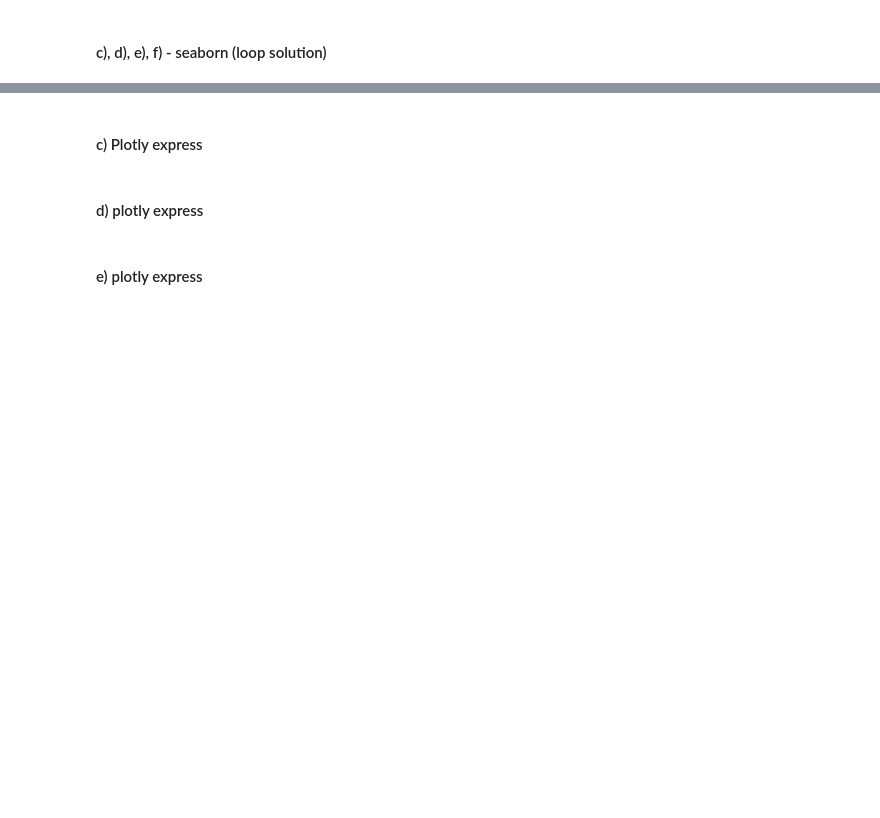
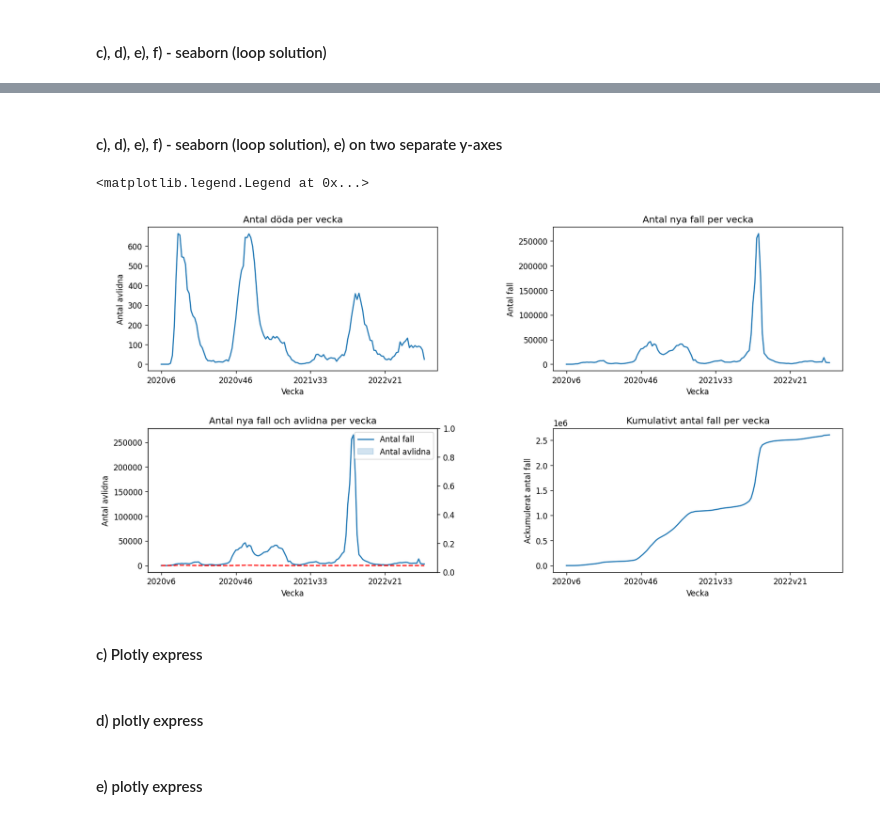
Before and after one commit to DorotaBjoorn/Databehandling-Dorota-Bjoorn, a Jupyter notebook: Lab/Lab_uppg01.ipynb, the cells around one changed output, grey strips where cells are left out. Drawn from its saved outputs; the diff is of its cells as text; code cells hidden in the pictures; blank space fills up the shorter version.

```diff
--- a/Lab/Lab_uppg01.ipynb
+++ b/Lab/Lab_uppg01.ipynb
@@ -135,3 +147,50 @@ axes[1][0].set(yscale = "log")
+# %% [markdown]
+#### c), d), e), f) - seaborn (loop solution), e) on two separate y-axes
+# %%
+import seaborn as sns
+import matplotlib.pyplot as plt
+
+# defining layout of figure and subplots
+fig, axes = plt.subplots(2, 2, figsize=(16, 8), dpi=120)
+fig.subplots_adjust(hspace=0.4, wspace=0.4)
+
+y_cols = [
+    ["Antal_avlidna_vecka", "Antal_fall_vecka"],
+    ["Antal_fall_vecka", "Kum_antal_fall"],
+]
+titles = [
+    ["Antal döda per vecka", "Antal nya fall per vecka"],
+    ["Antal nya fall och avlidna per vecka", "Kumulativt antal fall per vecka"],
+]
+y_labels = [["Antal avlidna", "Antal fall"], ["Antal fall", "Ackumulerat antal fall"]]
+
+# plot c, d, e, f
+for i in range(2):
+    for j in range(2):
+        sns.lineplot(data=df_veckodata_riket, x="Vecka", y=y_cols[i][j], ax=axes[i][j])
+        axes[i][j].set(title=titles[i][j], ylabel=y_labels[i][j])
+        axes[i][j].xaxis.set_major_locator(plt.MaxNLocator(5))
+
+# additional features for plot e)
+axes[1][0].twinx()
+sns.lineplot(
+    data=df_veckodata_riket,
+    x="Vecka",
+    y="Antal_avlidna_vecka",
+    ax=axes[1][0],
+    linestyle="dashed",
+    color="r"
+).set(ylabel="Antal avlidna")
+
+axes[1][0].legend(["Antal fall", "Antal avlidna"])
+
+# Above to plot on separate y-axes in plot e is based on solution by Håkan shared on Discord
+# ax10 = axs[1][0].twinx()
+# sns.lineplot(covid19, x = "Vecka", y = "Antal_avlidna_vecka", ax = axs[1][0], linestyle="dashed")
+# sns.lineplot(covid19, x = "Vecka", y = "Antal_fall_vecka", ax = ax10)
+# %% [output]
+<matplotlib.legend.Legend at 0x...>
+[figure, added]
 # %% [markdown]
 #### c) Plotly express
 # %%
```
Also changed, not shown: parts of 14 cells of this notebook.
